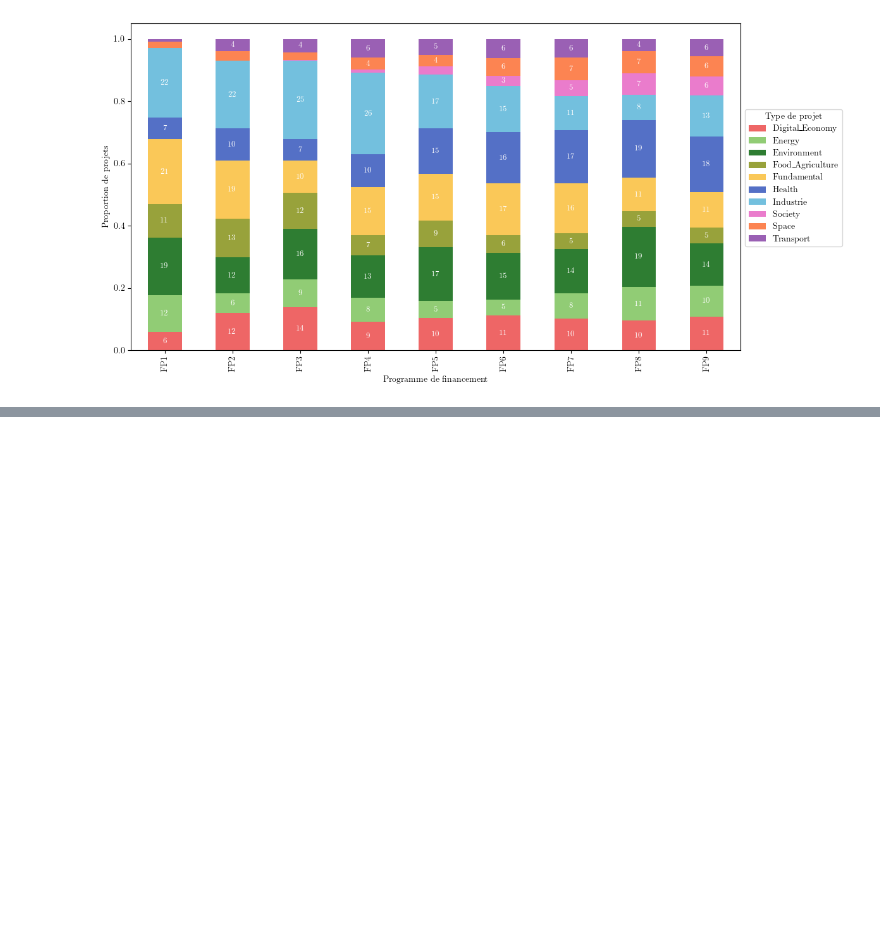
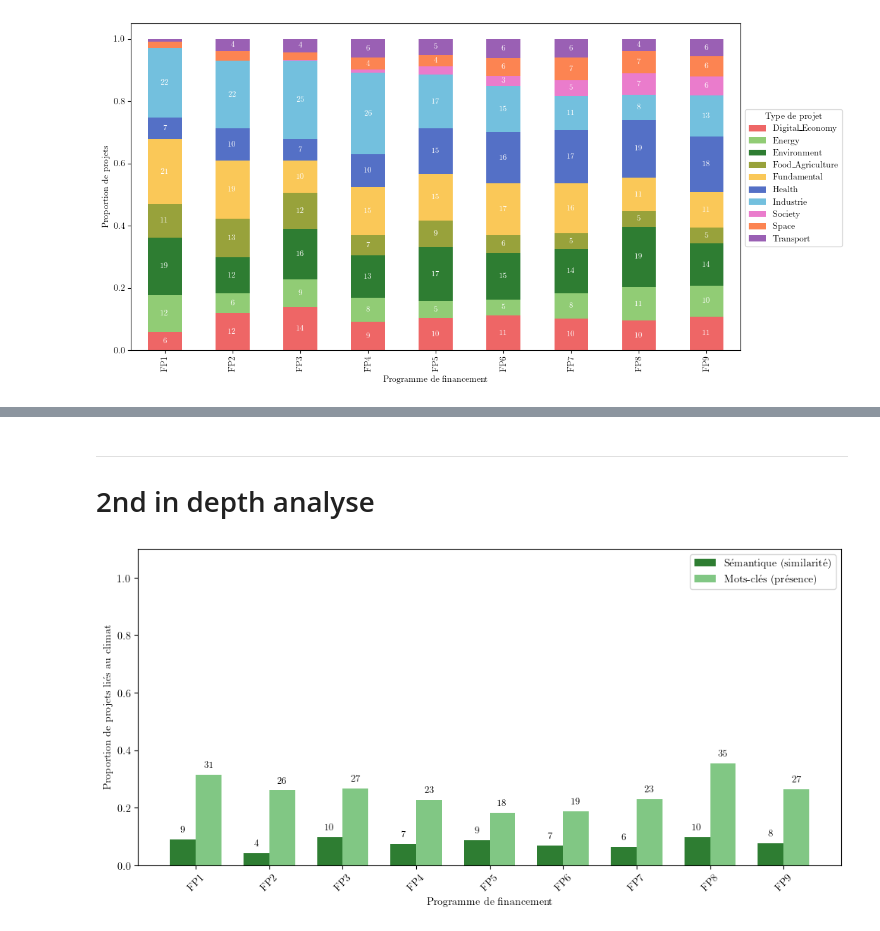
Before and after one commit to RobinBARS/AAP_MAE, a Jupyter notebook: archive.ipynb, the cells around one changed output, grey strips where cells are left out. Cells and saved outputs as stored; diff of their text form; code cells hidden in the pictures; blank space fills up the shorter version.

Commit message:
wip : classif par mots clés vs sémantique

```diff
--- a/archive.ipynb
+++ b/archive.ipynb
@@ -398,0 +403,36 @@ FP9                 0.923800  0.076200
+# %% [markdown]
+---
+# 2nd in depth analyse
+# %%
+semantic_ratio = df.groupby("frameworkProgramme")["is_climate_related"].mean()
+word_ratio = df.groupby("frameworkProgramme")["climate_word_realted"].mean()
+
+fig, ax = plt.subplots(figsize=(10, 5))
+programmes = semantic_ratio.index
+x = np.arange(len(programmes))
+bar_width = 0.35
+
+bars1 = ax.bar(x - bar_width/2, semantic_ratio.values, width=bar_width, color="#2E7D32", label="Sémantique (similarité)")
+bars2 = ax.bar(x + bar_width/2, word_ratio.values, width=bar_width, color="#81C784", label="Mots-clés (présence)")
+
+for bars in [bars1, bars2]:
+    for bar in bars:
+        height = bar.get_height()
+        ax.text(
+            bar.get_x() + bar.get_width() / 2,
+            height + 0.02,
+            f"{height:.0%}",
+            ha='center', va='bottom',
+            fontsize=9
+        )
+
+ax.set_ylabel("Proportion de projets liés au climat")
+ax.set_xlabel("Programme de financement")
+ax.set_xticks(x)
+ax.set_xticklabels(programmes, rotation=45)
+ax.set_ylim(0, 1.1)
+ax.legend()
+plt.tight_layout()
+plt.show()
+# %% [output]
+[figure, added]
```
Also changed, not shown: parts of 7 cells of this notebook, 2 other files.
